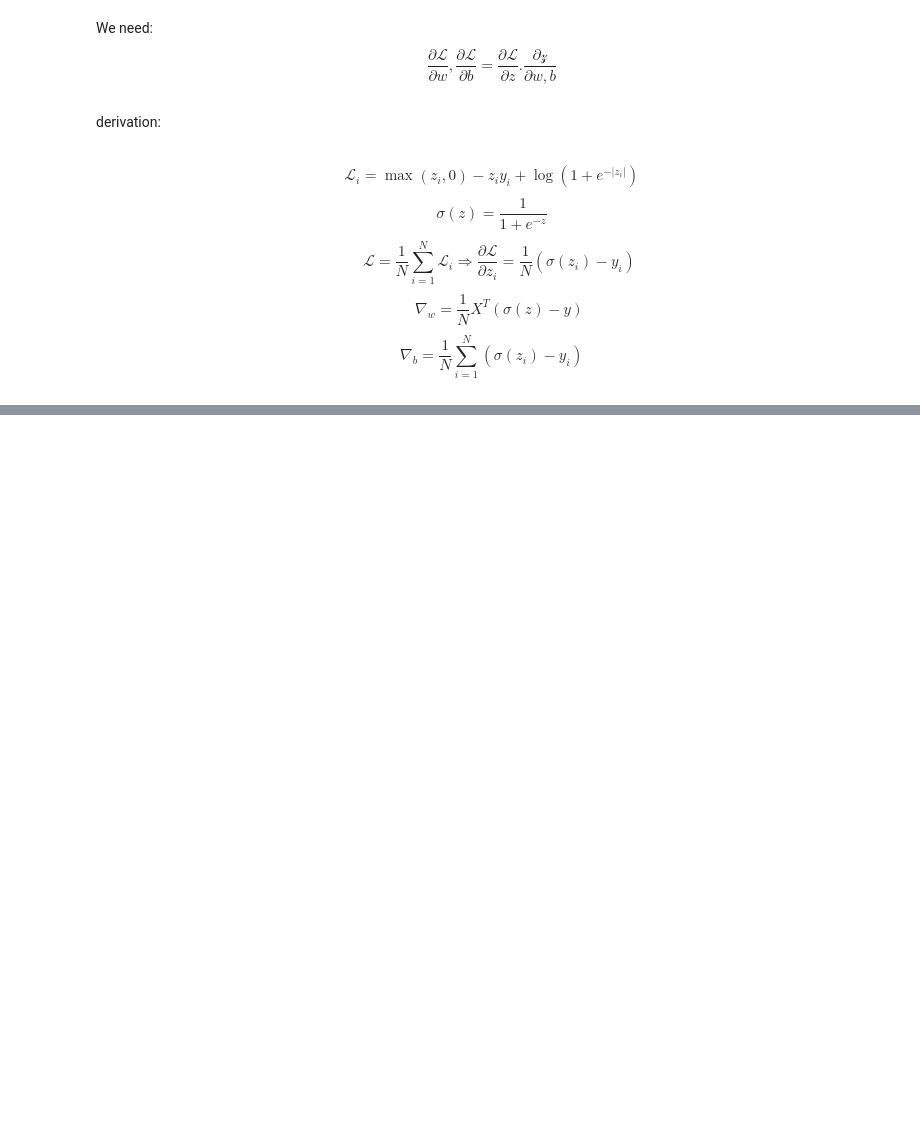
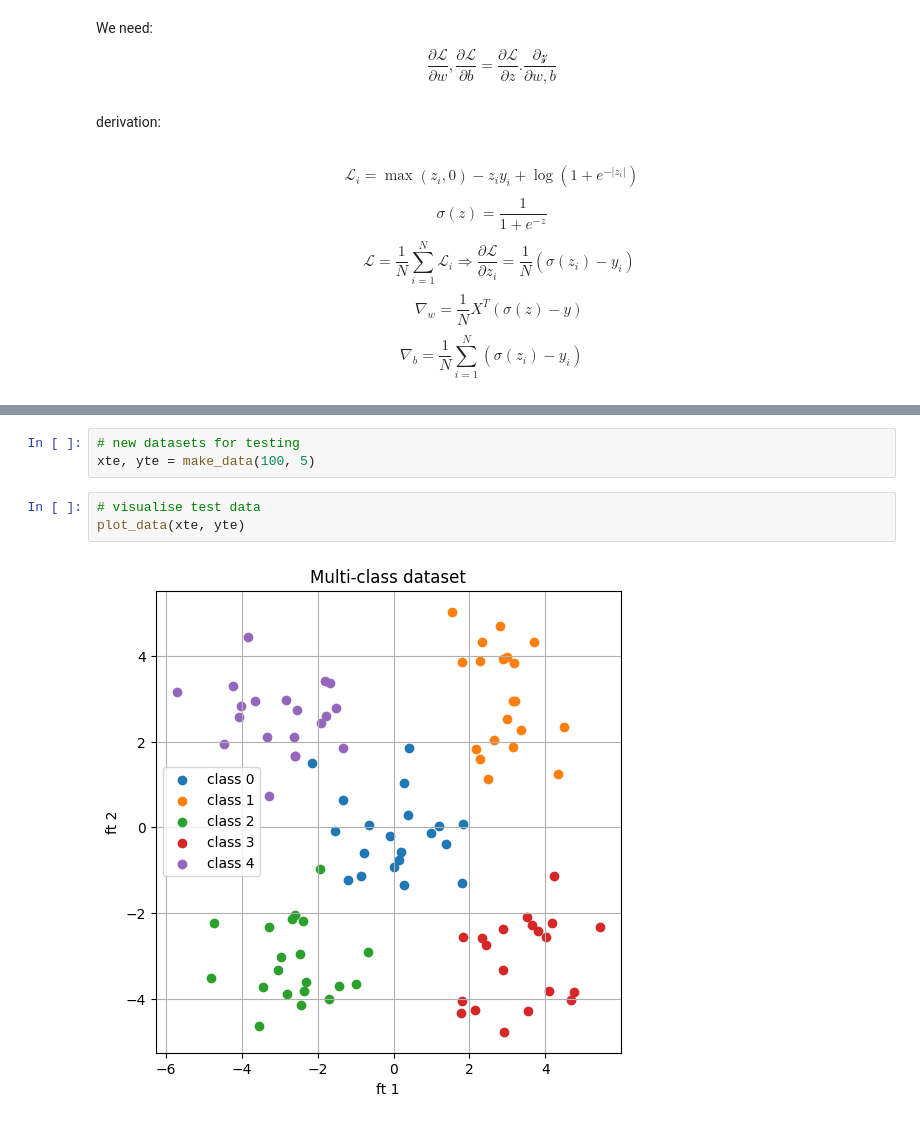
Before and after one commit to wadamiru/manual-ml, a Jupyter notebook: projects/classification/notebooks/logistic_regression_multiclass.ipynb, the cells around one changed output, grey strips where cells are left out. Drawn from its saved outputs; the diff is of its cells as text; blank space fills up the shorter version.

```diff
--- a/projects/classification/notebooks/logistic_regression_multiclass.ipynb
+++ b/projects/classification/notebooks/logistic_regression_multiclass.ipynb
@@ -155,0 +248,8 @@ $$\nabla_b=\frac{1}{N}\sum_{i=1}^N(\sigma(z_i)-y_i)$$
+# %%
+# new datasets for testing
+xte, yte = make_data(100, 5)
+# %%
+# visualise test data
+plot_data(xte, yte)
+# %% [output]
+[figure, added]
```
Also changed, not shown: parts of 20 cells of this notebook.
